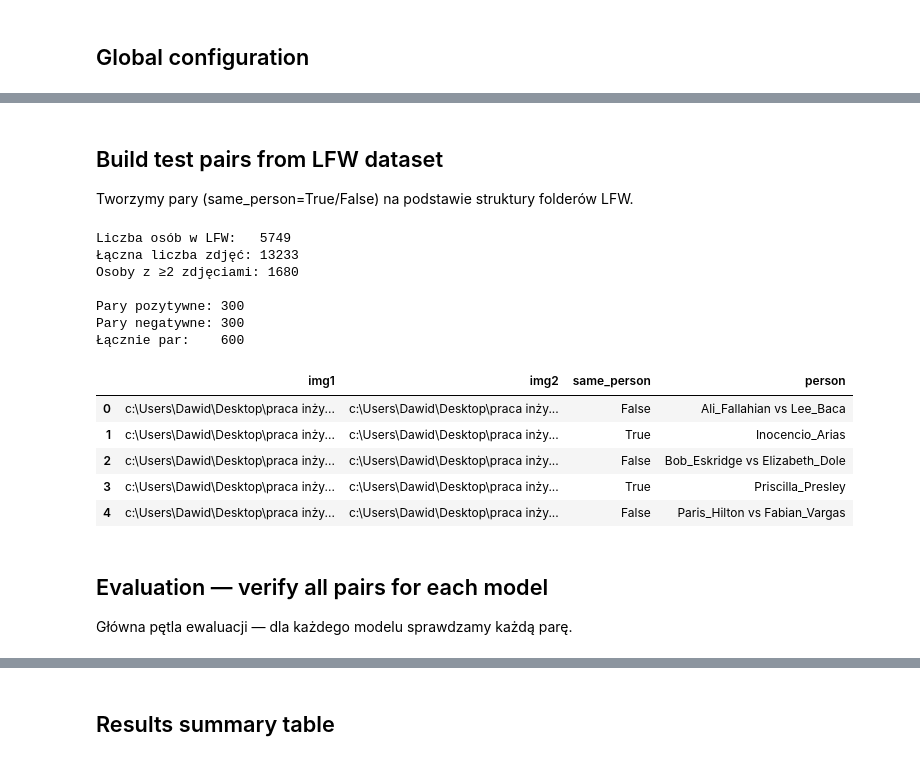
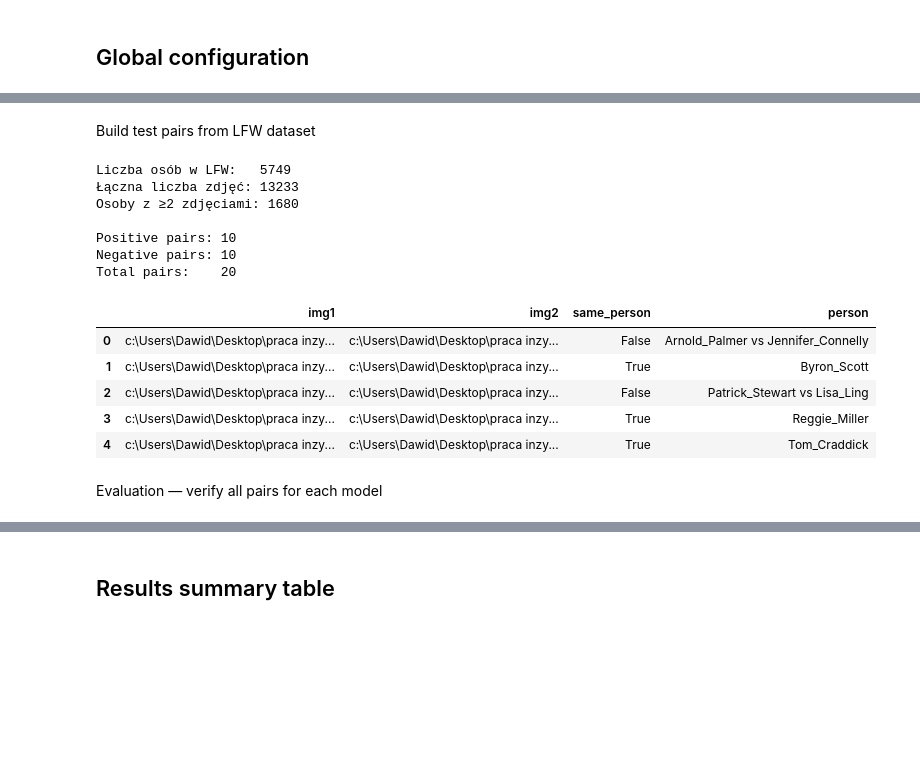
Before and after one commit to DideleKumpel/real-time-alaysis-research, a Jupyter notebook: scripts/DeepFace/DeepFace_Evaluation.ipynb, the cells around one changed output, grey strips where cells are left out. Saved outputs shown, nothing was run; the diff lists cells and outputs as text; code cells hidden in the pictures; blank space fills up the shorter version.

```diff
--- a/scripts/DeepFace/DeepFace_Evaluation.ipynb
+++ b/scripts/DeepFace/DeepFace_Evaluation.ipynb
@@ -117,13 +89,12 @@ Detektor:       skip
 # %% [markdown]
-## Build test pairs from LFW dataset
-Tworzymy pary (same_person=True/False) na podstawie struktury folderów LFW.
+Build test pairs from LFW dataset
 # %%
 random.seed(SEED)
 np.random.seed(SEED)
 
 lfw_path = Path(LFW_DIR)
 
-# Wczytaj wszystkie osoby i ich zdjęcia
+# load all persons and their images
 persons = {}
 for person_dir in sorted(lfw_path.iterdir()):
     if not person_dir.is_dir():
@@ -135,11 +106,11 @@ for person_dir in sorted(lfw_path.iterdir()):
 print(f"Liczba osób w LFW:   {len(persons)}")
 print(f"Łączna liczba zdjęć: {sum(len(v) for v in persons.values())}")
 
-# Osoby z ≥2 zdjęciami — do par pozytywnych
+# persons with at least 2 images
 multi_persons = {k: v for k, v in persons.items() if len(v) >= 2}
 print(f"Osoby z ≥2 zdjęciami: {len(multi_persons)}")
 
-# ── Pary pozytywne (ta sama osoba, różne zdjęcia) ─────────────────────────────
+# positive pairs (same person) - only from those with ≥2 images
 positive_pairs = []
 multi_list = list(multi_persons.items())
 random.shuffle(multi_list)
@@ -150,49 +121,49 @@ for name, images in multi_list:
     imgs = random.sample(images, 2)
     positive_pairs.append({
         "img1":        str(imgs[0]),
         "img2":        str(imgs[1]),
         "same_person": True,
         "person":      name
     })
 
-# ── Pary negatywne (różne osoby) ──────────────────────────────────────────────
+# negative pairs (different persons)
 negative_pairs = []
-all_persons_list = list(hile len(negative_pairs) < NUM_NEGATIVE_PAIRS:
+all_persons_list = list(multi_persons.items())
+while len(negative_pairs) < NUM_NEGATIVE_PAIRS:
     (name1, imgs1), (name2, imgs2) = random.sample(all_persons_list, 2)
     if name1 == name2:
         continue
     negative_pairs.append({
         "img1":        str(random.choice(imgs1)),
         "img2":        str(random.choice(imgs2)),
         "same_person": False,
         "person":      f"{name1} vs {name2}"
     })
 
-# Połącz i potasuj
+# combine and shuffle pairs
 all_pairs = positive_pairs + negative_pairs
 random.shuffle(all_pairs)
 df_pairs = pd.DataFrame(all_pairs)
 
-print(f"\nPary pozytywne: {len(positive_pairs)}")
-print(f"Pary negatywne: {len(negative_pairs)}")
-print(f"Łącznie par:    {len(df_pairs)}")
+print(f"\nPositive pairs: {len(positive_pairs)}")
+print(f"Negative pairs: {len(negative_pairs)}")
+print(f"Total pairs:    {len(df_pairs)}")
 df_pairs.head()
 # %% [output]
 Liczba osób w LFW:   5749
 Łączna liczba zdjęć: 13233
 Osoby z ≥2 zdjęciami: 1680
 
-Pary pozytywne: 300
-Pary negatywne: 300
-Łącznie par:    600
+Positive pairs: 10
+Negative pairs: 10
+Total pairs:    20
 |  | img1 | img2 | same_person | person |
-| 0 | c:\Users\Dawid\Desktop\praca inży... | c:\Users\Dawid\Desktop\praca inży... | False | Ali_Fallahian vs Lee_Baca |
-| 1 | c:\Users\Dawid\Desktop\praca inży... | c:\Users\Dawid\Desktop\praca inży... | True | Inocencio_Arias |
-| 2 | c:\Users\Dawid\Desktop\praca inży... | c:\Users\Dawid\Desktop\praca inży... | False | Bob_Eskridge vs Elizabeth_Dole |
-| 3 | c:\Users\Dawid\Desktop\praca inży... | c:\Users\Dawid\Desktop\praca inży... | True | Priscilla_Presley |
-| 4 | c:\Users\Dawid\Desktop\praca inży... | c:\Users\Dawid\Desktop\praca inży... | False | Paris_Hilton vs Fabian_Vargas |
+| 0 | c:\Users\Dawid\Desktop\praca inzy... | c:\Users\Dawid\Desktop\praca inzy... | False | Arnold_Palmer vs Jennifer_Connelly |
+| 1 | c:\Users\Dawid\Desktop\praca inzy... | c:\Users\Dawid\Desktop\praca inzy... | True | Byron_Scott |
+| 2 | c:\Users\Dawid\Desktop\praca inzy... | c:\Users\Dawid\Desktop\praca inzy... | False | Patrick_Stewart vs Lisa_Ling |
+| 3 | c:\Users\Dawid\Desktop\praca inzy... | c:\Users\Dawid\Desktop\praca inzy... | True | Reggie_Miller |
+| 4 | c:\Users\Dawid\Desktop\praca inzy... | c:\Users\Dawid\Desktop\praca inzy... | True | Tom_Craddick |
 # %% [markdown]
-## Evaluation — verify all pairs for each model
-Główna pętla ewaluacji — dla każdego modelu sprawdzamy każdą parę.
+Evaluation — verify all pairs for each model
 # %%
 from PIL import Image
```
Also changed, not shown: parts of 12 cells of this notebook, 4 other files.
